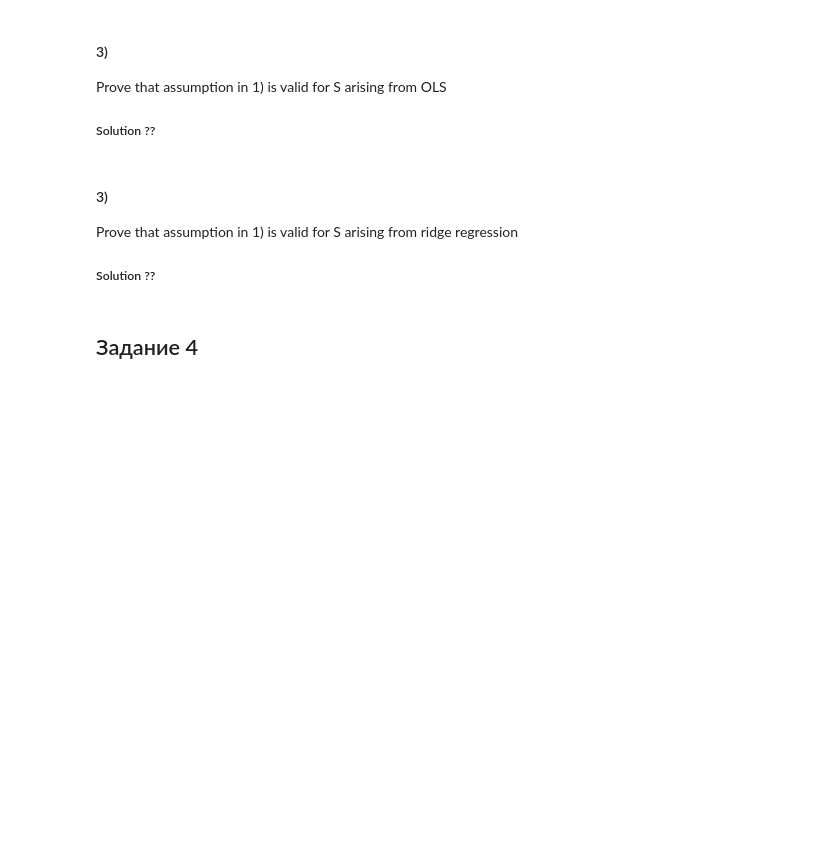
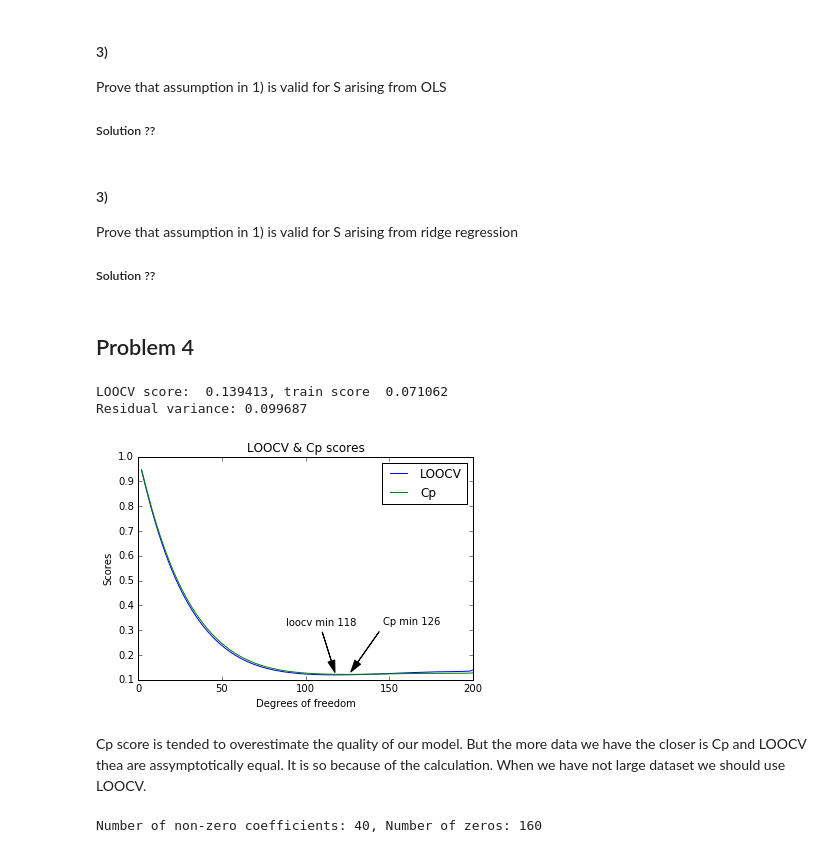
Before and after one commit to Ferrine/Econometrics, a Jupyter notebook: ha-1/homework-1.ipynb, the cells around one changed output. Cells and saved outputs as stored; diff of their text form; code cells hidden in the pictures; blank space fills up the shorter version.

```diff
--- a/ha-1/homework-1.ipynb
+++ b/ha-1/homework-1.ipynb
@@ -110,4 +287,4 @@ Prove that assumption in 1) is valid for S arising from OLS
 Prove that assumption in 1) is valid for S arising from ridge regression
 ##### Solution ??
 # %% [markdown]
-## Задание 4
+## Problem 4
@@ -113,0 +378,56 @@ Prove that assumption in 1) is valid for S arising from ridge regression
+# %%
+# Estimating OLS
+ols = Ridge()
+ols.fit(X_train, y_train)
+scores = ols.scores()
+print("LOOCV score: {0: 5f}, train score {1: 5f}".format(scores["loocv"], scores["mean_squared"]))
+print ("Residual variance: %5f" % scores["residials variance"])
+# %% [output]
+LOOCV score:  0.139413, train score  0.071062
+Residual variance: 0.099687
+# %%
+# Estimating Ridge
+r = Ridge()
+
+lambdas = list()
+
+for i in range(200, 1, -2):
+    r.fit(X_train, y_train, freedom=i)
+    lambdas.append(r.scores())
+lbtable = pd.DataFrame.from_dict(lambdas)
+# %%
+# Making a cool plot
+lbtable.sort_values("freedom", inplace=True)
+plt.plot(lbtable.ix[: ,["freedom"]], lbtable.ix[: ,["loocv", "Cp"]])
+plt.xlabel('Degrees of freedom')
+plt.ylabel('Scores')
+plt.title('LOOCV & Cp scores')
+plt.legend(labels=["LOOCV", "Cp"])
+cpminFV = (lbtable.ix[lbtable['Cp'].idxmin(), "freedom"],
+           lbtable.ix[lbtable['Cp'].idxmin(), "Cp"])
+loocvminFV = (lbtable.ix[lbtable['loocv'].idxmin(), "freedom"],
+              lbtable.ix[lbtable['loocv'].idxmin(), "loocv"])
+
+plt.annotate('Cp min %s' % cpminFV[0] , xy=cpminFV, xytext=(cpminFV[0]+20, cpminFV[1]+0.2),
+            arrowprops=dict(facecolor='black', shrink=0.05, width=0.1, headwidth=7),
+            )
+plt.annotate('loocv min %s' % loocvminFV[0], xy=loocvminFV, xytext=(loocvminFV[0]-30, loocvminFV[1]+0.2),
+            arrowprops=dict(facecolor='black', shrink=0.05, width=0.1, headwidth=7),
+            )
+plt.show()
+plt.close()
+# %% [output]
+[figure, added]
+# %% [markdown]
+Cp score is tended to overestimate the quality of our model. But the more data we have the closer is Cp and LOOCV thea are assymptotically equal. It is so because of the calculation. When we have not large dataset we should use LOOCV.
+# %%
+# Training lasso
+kf = cross_validation.KFold(N, n_folds=10, shuffle=True)
+lasso = linear_model.LassoCV(n_alphas=100, eps=0.001, max_iter=1000, cv=kf, fit_intercept=False)
+lasso.fit(X_train, y_train)
+Coef=lasso.coef_
+coeff = np.count_nonzero(Coef)
+zero=len(Coef)-coeff
+print("Number of non-zero coefficients: %0.0f, Number of zeros: %0.0f" % (coeff, zero))
+# %% [output]
+Number of non-zero coefficients: 40, Number of zeros: 160
```
Also changed, not shown: parts of 26 cells of this notebook.
